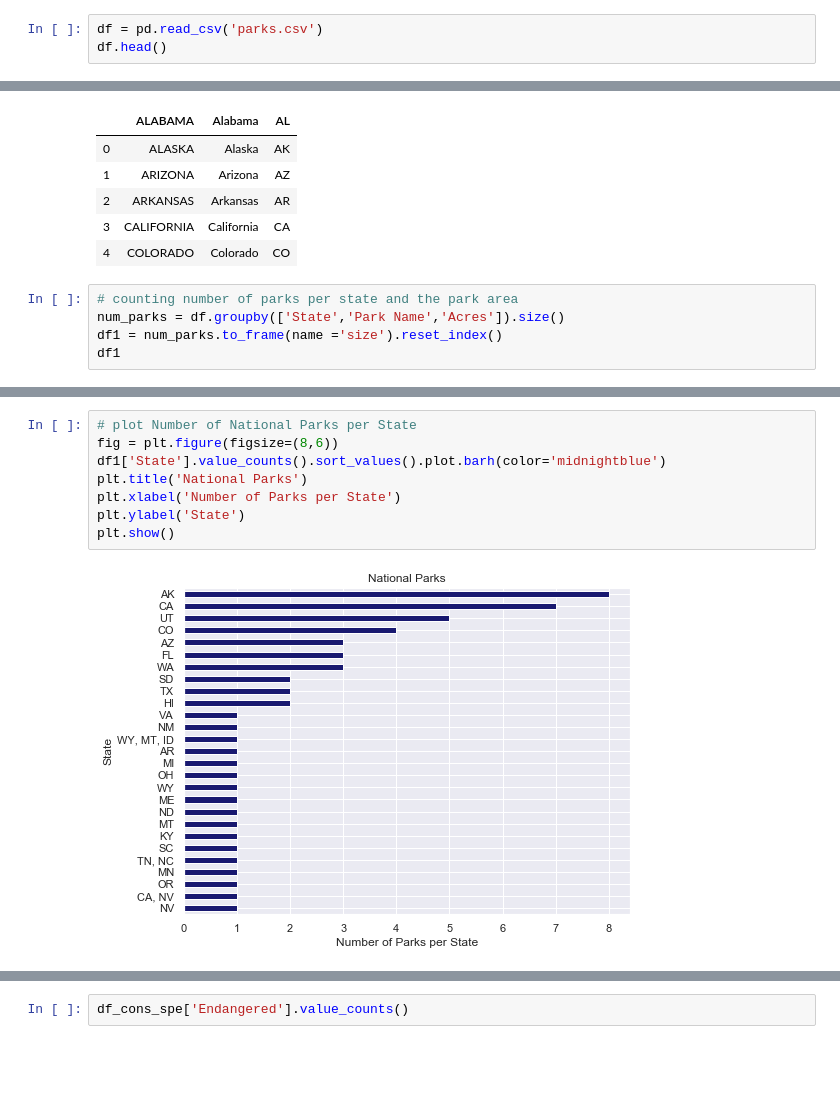
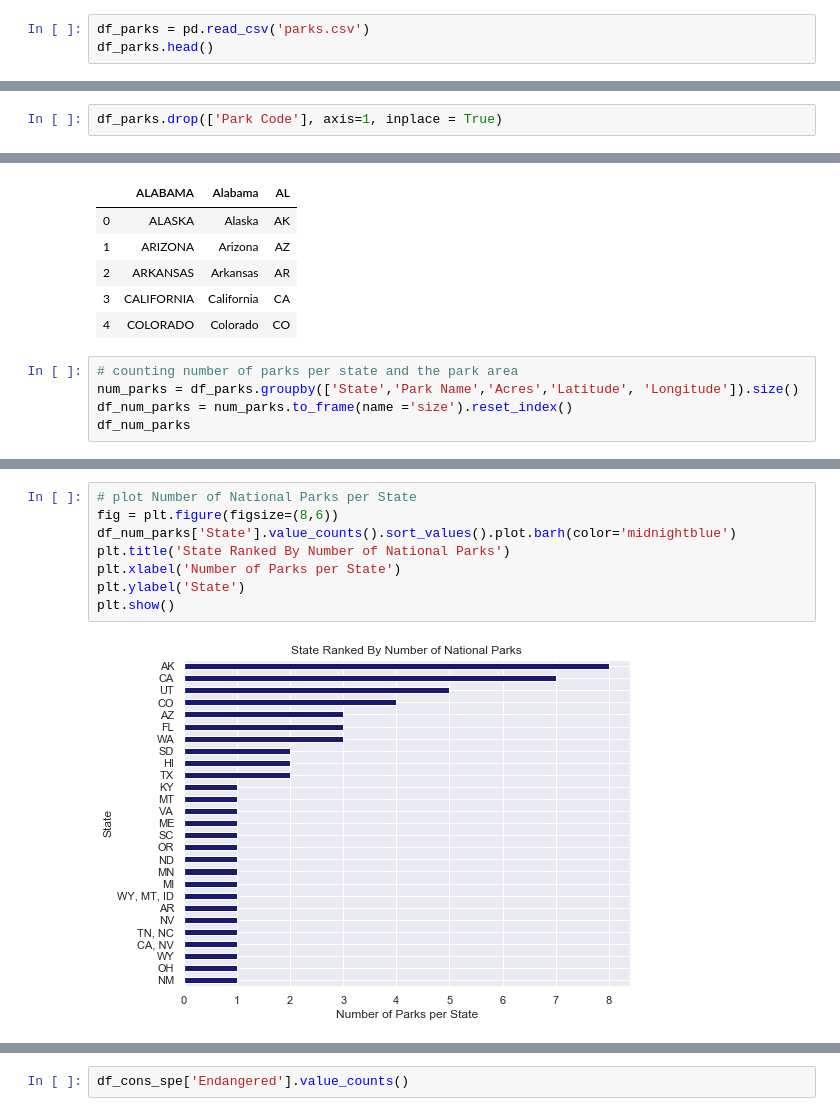
Before and after one commit to ThoaShook/project8, a Jupyter notebook: Park_Diversity.ipynb, the cells around one changed output, grey strips where cells are left out. Cells and saved outputs as stored; diff of their text form; blank space fills up the shorter version.

Commit message:
Merge df_parks & df_species

```diff
--- a/Park_Diversity.ipynb
+++ b/Park_Diversity.ipynb
@@ -8,8 +8,8 @@ sns.set(style="darkgrid")
 import warnings
 warnings.simplefilter("ignore")
 # %%
-df = pd.read_csv('parks.csv')
-df.head()
+df_parks = pd.read_csv('parks.csv')
+df_parks.head()
 # %% [output]
 |  | Park Code | Park Name | State | Acres | Latitude | Longitude |
 | 0 | ACAD | Acadia National Park | ME | 47390 | 44.35 | -68.21 |
@@ -31,6 +31,8 @@ Latitude     56 non-null float64
 Longitude    56 non-null float64
 dtypes: float64(2), int64(1), object(3)
 memory usage: 2.8+ KB
+# %%
+df_parks.drop(['Park Code'], axis=1, inplace = True)
 # %%
 df_states = pd.read_csv('us_states.csv')
 df_states.head()
@@ -43,7 +45,7 @@ df_states.head()
 | 4 | COLORADO | Colorado | CO |
 # %%
 # counting number of parks per state and the park area
-num_parks = df.groupby(['State','Park Name','Acres']).size()
-df1 = num_parks.to_frame(name ='size').reset_index()
-df1
+num_parks = df_parks.groupby(['State','Park Name','Acres','Latitude', 'Longitude']).size()
+df_num_parks = num_parks.to_frame(name ='size').reset_index()
+df_num_parks
 # %% [output]
@@ -67,10 +69,10 @@ df1
 # %%
 # plot Number of National Parks per State
 fig = plt.figure(figsize=(8,6))
-df1['State'].value_counts().sort_values().plot.barh(color='midnightblue')
-plt.title('National Parks')
+df_num_parks['State'].value_counts().sort_values().plot.barh(color='midnightblue')
+plt.title('State Ranked By Number of National Parks')
 plt.xlabel('Number of Parks per State')
 plt.ylabel('State')
 plt.show()
 # %% [output]
-[figure, old version]
+[figure, new version]
```
Also changed, not shown: parts of 11 cells of this notebook.
